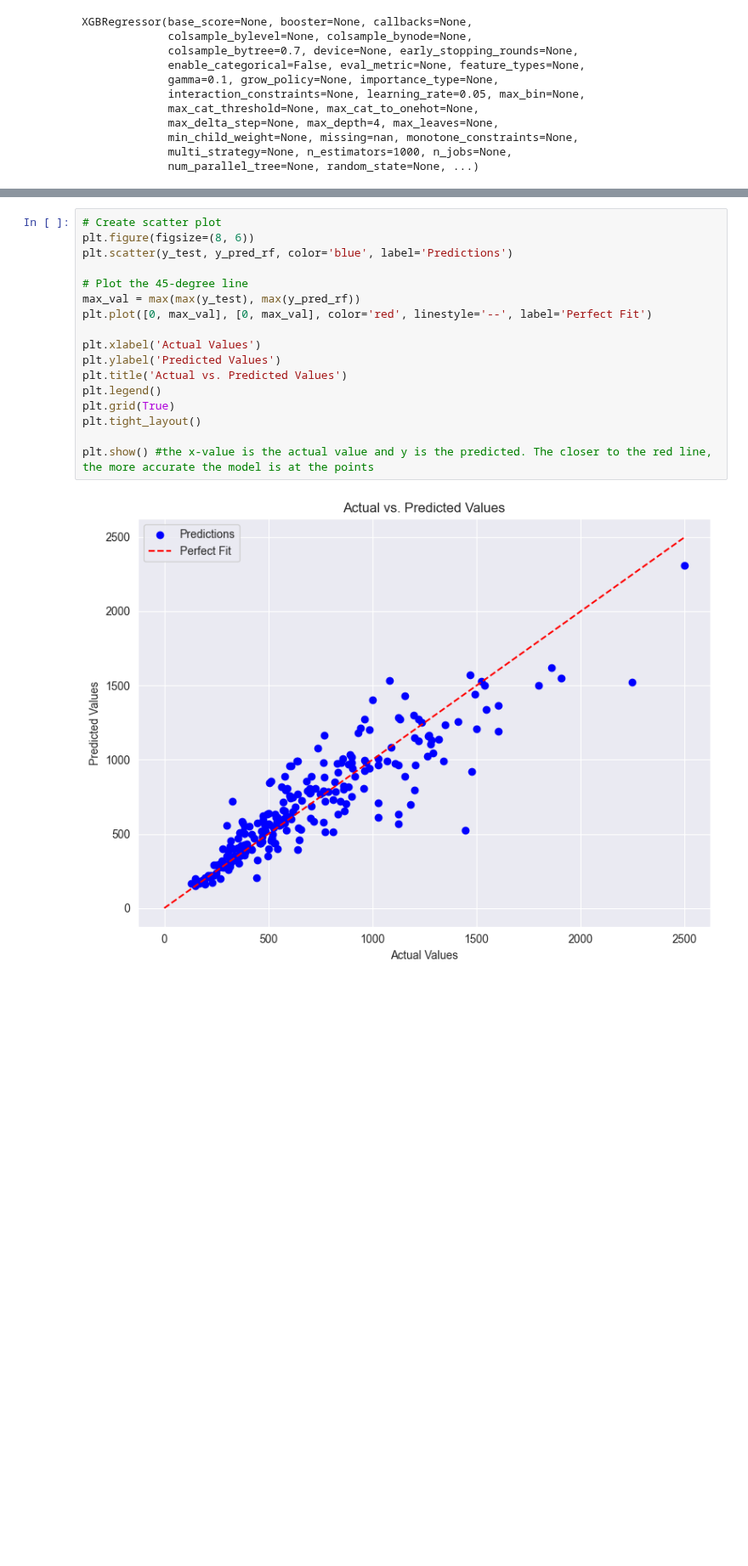
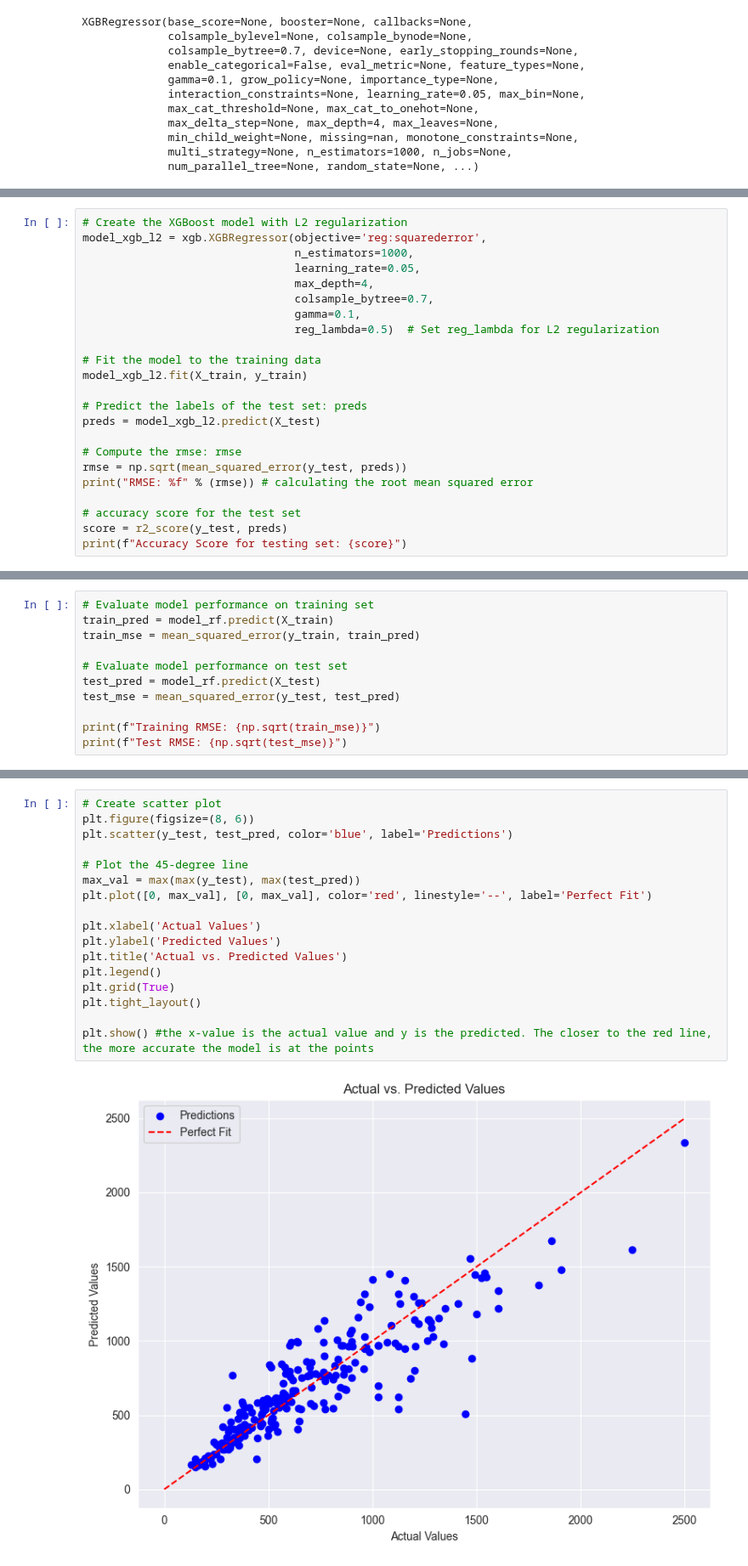
Before and after one commit to KishanYern/Data-Science-Project, a Jupyter notebook: Laptop Price Prediction Project/laptopData.ipynb, the cells around one changed output, grey strips where cells are left out. Shown at 85% size. Saved outputs shown, nothing was run; the diff lists cells and outputs as text; blank space fills up the shorter version.

Commit message:
Added L2 regularization techniques and conclusion

```diff
--- a/Laptop Price Prediction Project/laptopData.ipynb
+++ b/Laptop Price Prediction Project/laptopData.ipynb
@@ -475,0 +502,23 @@ Accuracy Score: 0.8305117702166867
+# %%
+# Create the XGBoost model with L2 regularization
+model_xgb_l2 = xgb.XGBRegressor(objective='reg:squarederror',
+                                n_estimators=1000,
+                                learning_rate=0.05,
+                                max_depth=4,
+                                colsample_bytree=0.7,
+                                gamma=0.1,
+                                reg_lambda=0.5)  # Set reg_lambda for L2 regularization
+
+# Fit the model to the training data
+model_xgb_l2.fit(X_train, y_train)
+
+# Predict the labels of the test set: preds
+preds = model_xgb_l2.predict(X_test)
+
+# Compute the rmse: rmse
+rmse = np.sqrt(mean_squared_error(y_test, preds))
+print("RMSE: %f" % (rmse)) # calculating the root mean squared error
+
+# accuracy score for the test set
+score = r2_score(y_test, preds)
+print(f"Accuracy Score for testing set: {score}")
@@ -520,0 +561,11 @@ Accuracy Score: 0.7987005834231761
+# %%
+# Evaluate model performance on training set
+train_pred = model_rf.predict(X_train)
+train_mse = mean_squared_error(y_train, train_pred)
+
+# Evaluate model performance on test set
+test_pred = model_rf.predict(X_test)
+test_mse = mean_squared_error(y_test, test_pred)
+
+print(f"Training RMSE: {np.sqrt(train_mse)}")
+print(f"Test RMSE: {np.sqrt(test_mse)}")
@@ -521,19 +586,19 @@ Accuracy Score: 0.7987005834231761
 # %%
 # Create scatter plot
 plt.figure(figsize=(8, 6))
-plt.scatter(y_test, y_pred_rf, color='blue', label='Predictions')
+plt.scatter(y_test, test_pred, color='blue', label='Predictions')
 
 # Plot the 45-degree line
-max_val = max(max(y_test), max(y_pred_rf))
+max_val = max(max(y_test), max(test_pred))
 plt.plot([0, max_val], [0, max_val], color='red', linestyle='--', label='Perfect Fit')
 
 plt.xlabel('Actual Values')
 plt.ylabel('Predicted Values')
 plt.title('Actual vs. Predicted Values')
 plt.legend()
 plt.grid(True)
 plt.tight_layout()
 
 plt.show() #the x-value is the actual value and y is the predicted. The closer to the red line, the more accurate the model is at the points
 # %% [output]
-[figure, old version]
+[figure, new version]
```
Also changed, not shown: parts of 20 cells of this notebook.
